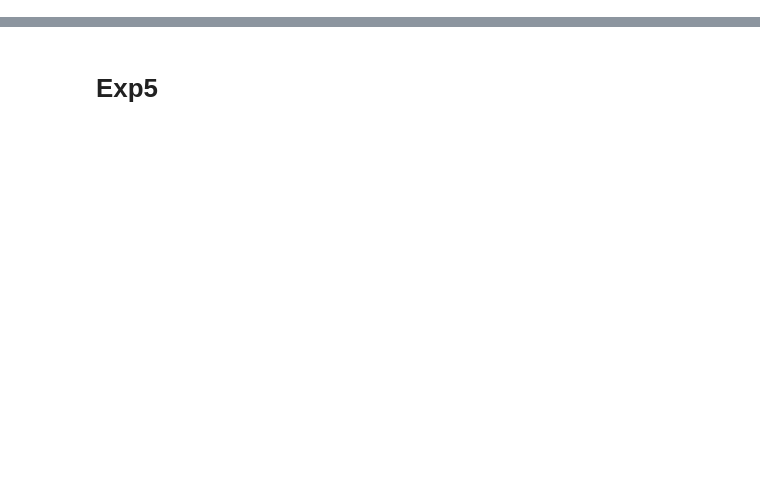
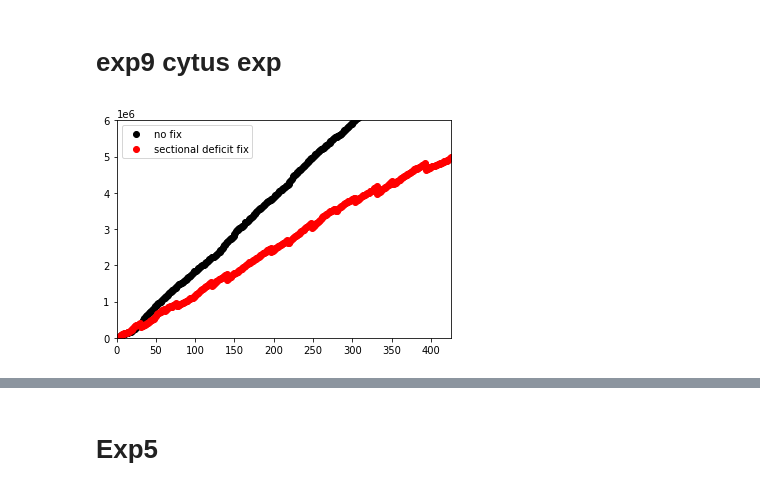
Before and after one commit to lunjohnzhang/RERAN, a Jupyter notebook: data_set/plotTimePoint.ipynb, the cells around one changed output, grey strips where cells are left out. Cells and saved outputs as stored; diff of their text form; code cells hidden in the pictures; blank space fills up the shorter version.

```diff
--- a/data_set/plotTimePoint.ipynb
+++ b/data_set/plotTimePoint.ipynb
@@ -204,0 +19,12 @@ def plotRecordActualDiff(exp_num, set_num, color = 'ro', label = None):
+# %% [markdown]
+# exp9 cytus exp
+# %%
+plotRecordActualDiff(9, 1, color = 'ko', label = "no fix")
+plotRecordActualDiff(9, 2, color = 'ro', label = "sectional deficit fix")
+
+plt.legend()
+plt.show()
+
+# score: 7% to 15%
+# %% [output]
+[figure, added]
```
Also changed, not shown: parts of 17 cells of this notebook, 27 other files.
